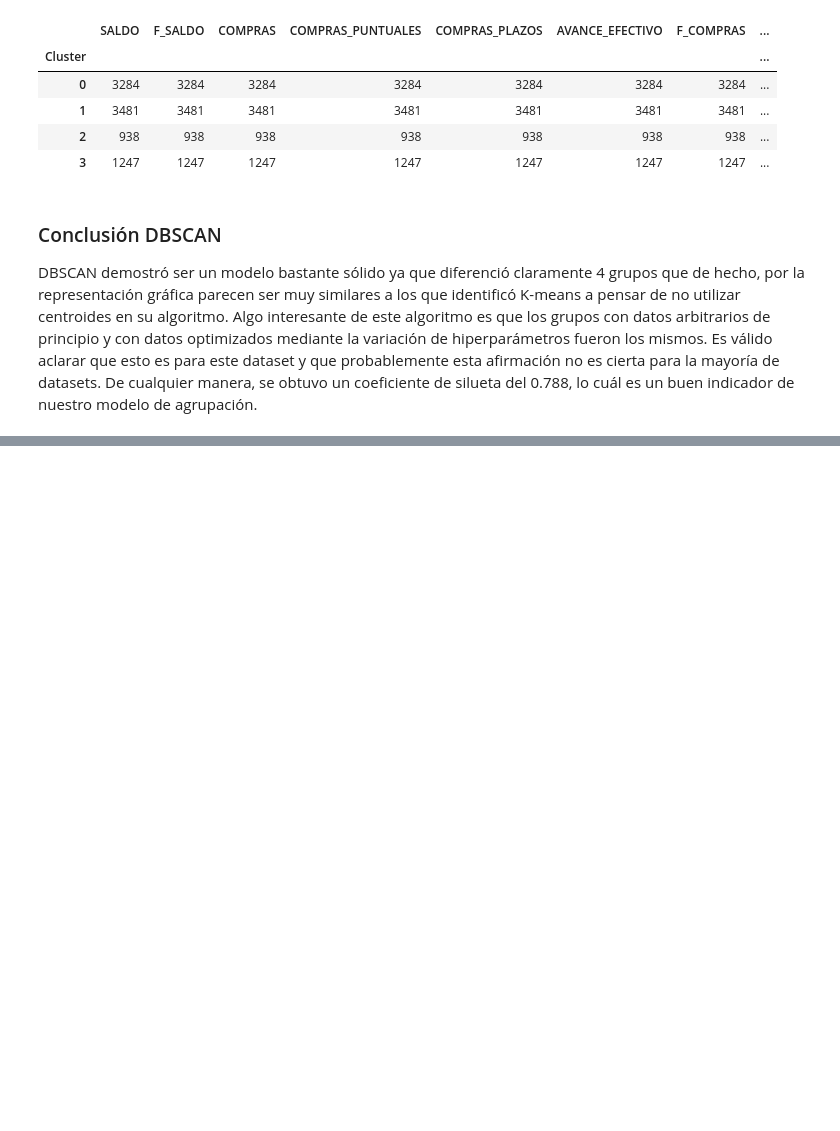
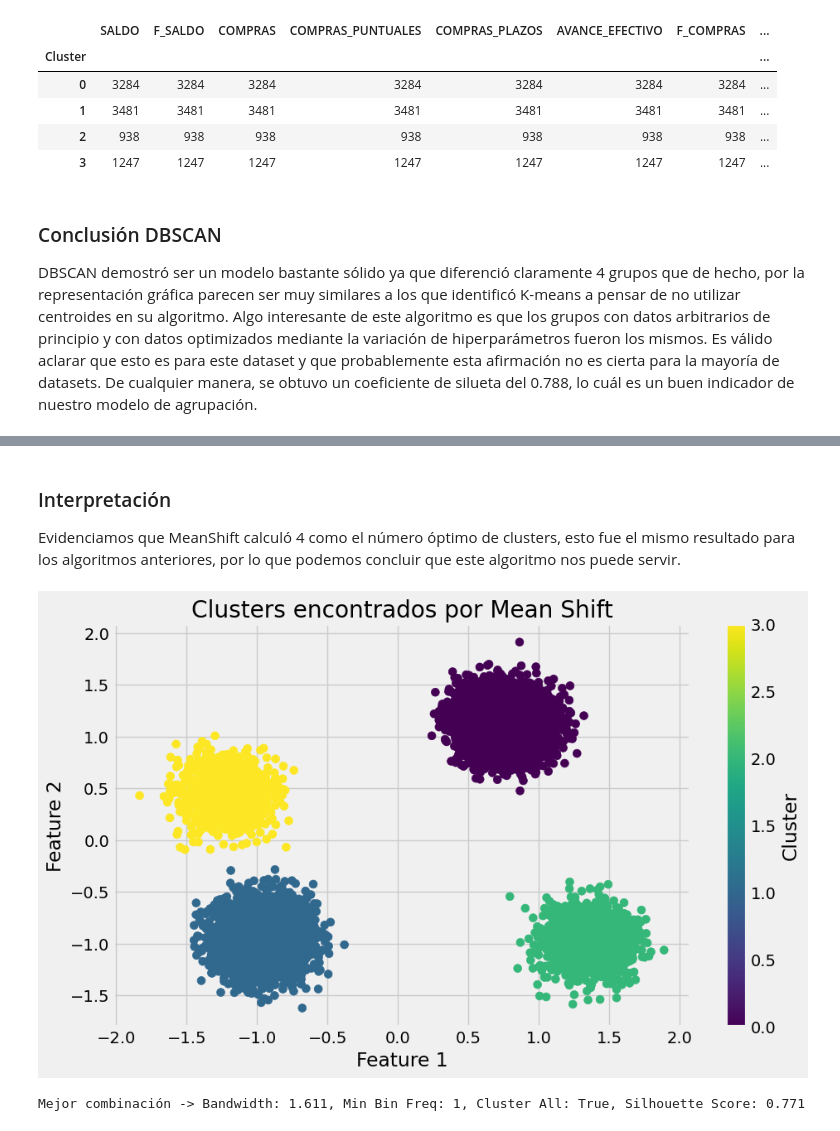
Before and after one commit to InteligenciaNegocios-G14/Laboratorio2, a Jupyter notebook: Laboratorio2.ipynb, the cells around one changed output, grey strips where cells are left out. Saved outputs shown, nothing was run; the diff lists cells and outputs as text; code cells hidden in the pictures; blank space fills up the shorter version.

```diff
--- a/Laboratorio2.ipynb
+++ b/Laboratorio2.ipynb
@@ -748,0 +791,17 @@ DBSCAN demostró ser un modelo bastante sólido ya que diferenció claramente 4
+# %% [markdown]
+### Interpretación
+Evidenciamos que MeanShift calculó 4 como el número óptimo de clusters, esto fue el mismo resultado para los algoritmos anteriores, por lo que podemos concluir que este algoritmo nos puede servir.
+# %%
+# Convertimos los datos escalados a un arreglo para proesarlo
+data_scaled = scaler.fit_transform(data_df_numeric)
+# %%
+# Visualización en 2D (usando las dos primeras columnas)
+plt.figure(figsize=(10, 6))
+plt.scatter(data_scaled[:, 0], data_scaled[:, 1], c=labels_mean_shift, cmap='viridis', s=50)
+plt.title('Clusters encontrados por Mean Shift')
+plt.xlabel('Feature 1')
+plt.ylabel('Feature 2')
+plt.colorbar(label='Cluster')
+plt.show()
+# %% [output]
+[figure, added]
@@ -748,0 +820,24 @@ DBSCAN demostró ser un modelo bastante sólido ya que diferenció claramente 4
+# %%
+# Iterar sobre todas las combinaciones de hiperparámetros
+for params in ParameterGrid(param_grid):
+    mean_shift = MeanShift(bandwidth=params['bandwidth'],
+                          min_bin_freq=params['min_bin_freq'],
+                          cluster_all=params['cluster_all'])
+    cluster_labels = mean_shift.fit_predict(data_scaled)
+
+    # Evitar calcular Silhouette si hay solo 1 cluster o puro ruido
+    if len(set(cluster_labels)) > 1:
+        score = silhouette_score(data_scaled, cluster_labels)
+        results.append((params['bandwidth'], params['min_bin_freq'], params['cluster_all'], score))
+
+        if score > best_score:
+            best_score = score
+            best_params = params
+
+# Mostrar el mejor resultado
+print(f"Mejor combinación -> Bandwidth: {best_params['bandwidth']:.3f}, "
+      f"Min Bin Freq: {best_params['min_bin_freq']}, "
+      f"Cluster All: {best_params['cluster_all']}, "
+      f"Silhouette Score: {best_score:.3f}")
+# %% [output]
+Mejor combinación -> Bandwidth: 1.611, Min Bin Freq: 1, Cluster All: True, Silhouette Score: 0.771
```
Also changed, not shown: parts of 22 cells of this notebook.
